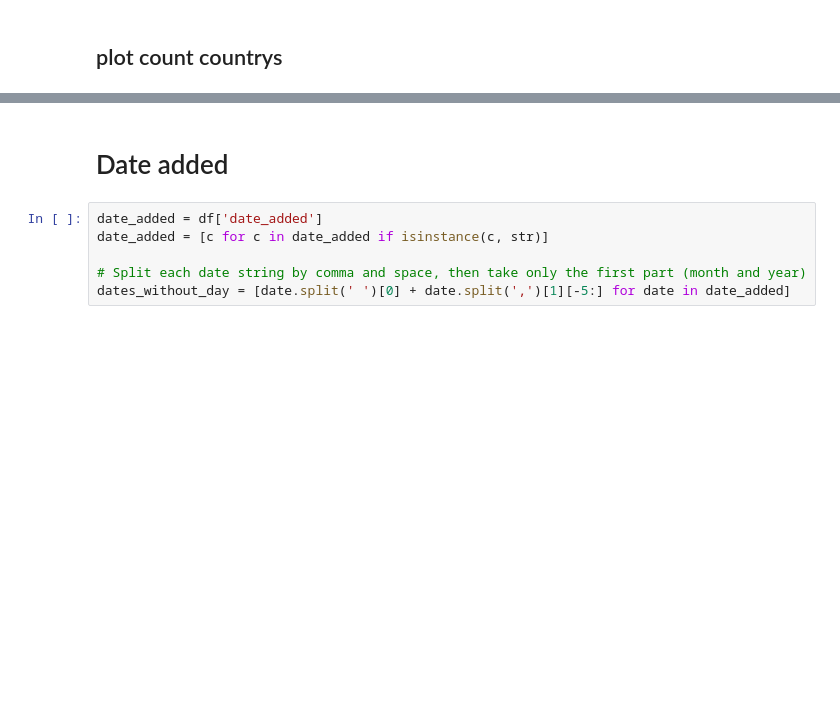
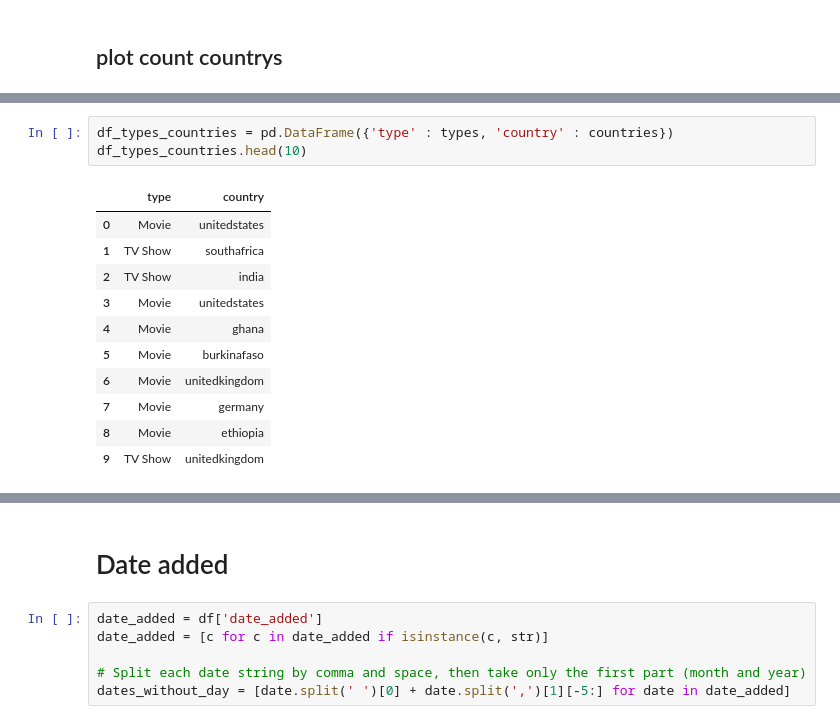
Before and after one commit to Edgar-La/Data_visualization_MoviesTVshows, a Jupyter notebook: Data_visualization.ipynb, the cells around one changed output, grey strips where cells are left out. Saved outputs shown, nothing was run; the diff lists cells and outputs as text; blank space fills up the shorter version.

```diff
--- a/Data_visualization.ipynb
+++ b/Data_visualization.ipynb
@@ -260,0 +312,15 @@ fig.show()
+# %%
+df_types_countries = pd.DataFrame({'type' : types, 'country' : countries})
+df_types_countries.head(10)
+# %% [output]
+|  | type | country |
+| 0 | Movie | unitedstates |
+| 1 | TV Show | southafrica |
+| 2 | TV Show | india |
+| 3 | Movie | unitedstates |
+| 4 | Movie | ghana |
+| 5 | Movie | burkinafaso |
+| 6 | Movie | unitedkingdom |
+| 7 | Movie | germany |
+| 8 | Movie | ethiopia |
+| 9 | TV Show | unitedkingdom |
```
Also changed, not shown: parts of 20 cells of this notebook.
